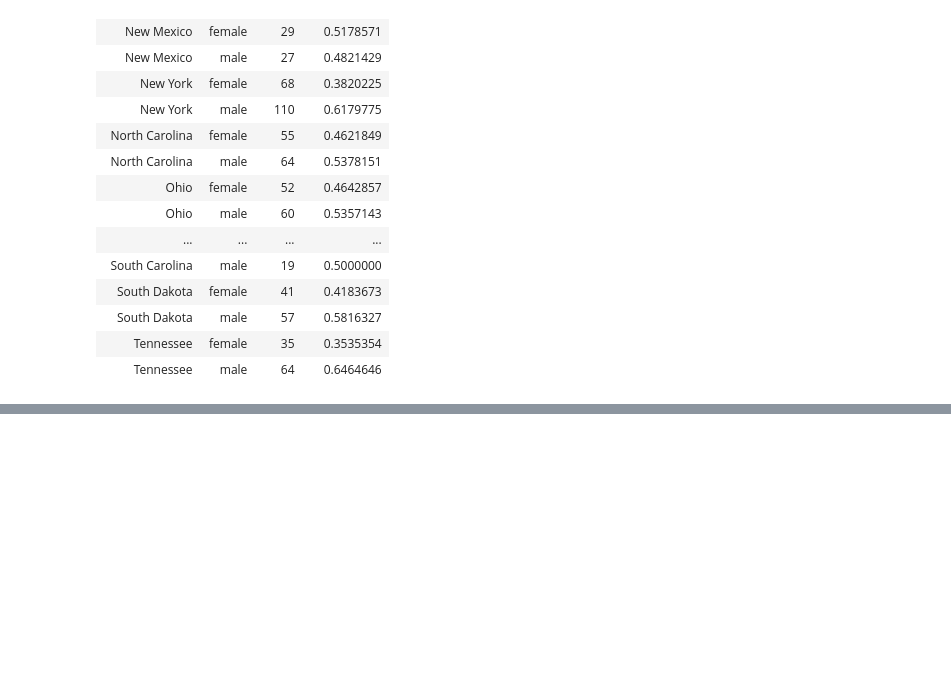
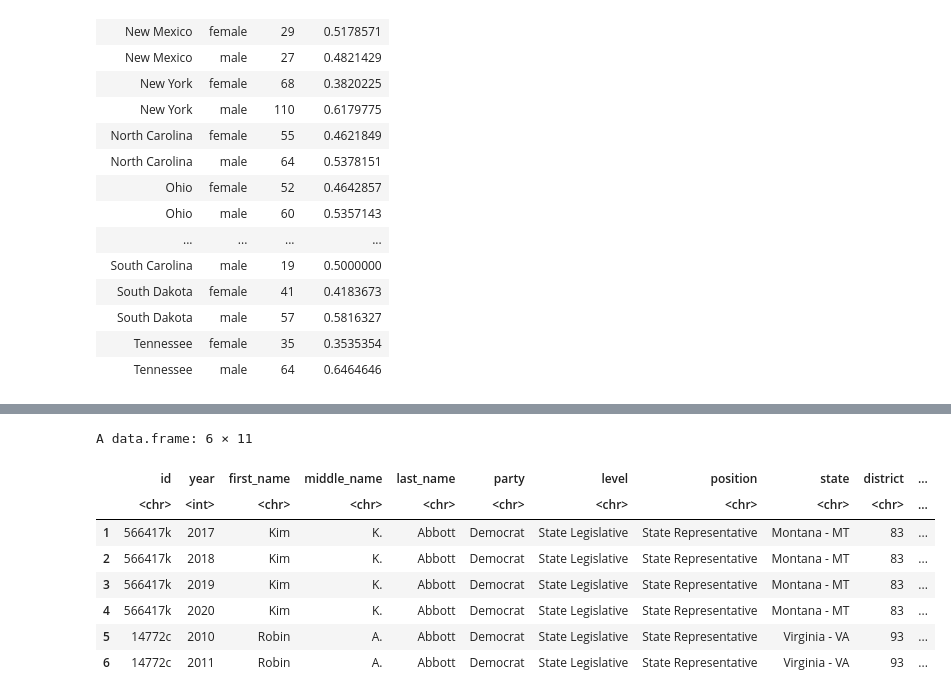
Before and after one commit to michael-bonitati-1117/final_project, a Jupyter notebook: George_Analysis-Copy.ipynb, the cells around one changed output, grey strips where cells are left out. Saved outputs shown, nothing was run; the diff lists cells and outputs as text; code cells hidden in the pictures; blank space fills up the shorter version.

```diff
--- a/George_Analysis-Copy.ipynb
+++ b/George_Analysis-Copy.ipynb
@@ -446,0 +481,13 @@ A grouped_df: 24 × 4
+# %%
+womenwinning_df <- read.csv("officeholders_race_ethnicity.csv")
+head(womenwinning_df)
+# %% [output]
+A data.frame: 6 × 11
+|  | id | year | first_name | middle_name | last_name | party | level | position | state | district | ... |
+|  | <chr> | <int> | <chr> | <chr> | <chr> | <chr> | <chr> | <chr> | <chr> | <chr> | ... |
+| 1 | 566417k | 2017 | Kim | K. | Abbott | Democrat | State Legislative | State Representative | Montana - MT | 83 | ... |
+| 2 | 566417k | 2018 | Kim | K. | Abbott | Democrat | State Legislative | State Representative | Montana - MT | 83 | ... |
+| 3 | 566417k | 2019 | Kim | K. | Abbott | Democrat | State Legislative | State Representative | Montana - MT | 83 | ... |
+| 4 | 566417k | 2020 | Kim | K. | Abbott | Democrat | State Legislative | State Representative | Montana - MT | 83 | ... |
+| 5 | 14772c | 2010 | Robin | A. | Abbott | Democrat | State Legislative | State Representative | Virginia - VA | 93 | ... |
+| 6 | 14772c | 2011 | Robin | A. | Abbott | Democrat | State Legislative | State Representative | Virginia - VA | 93 | ... |
```
Also changed, not shown: parts of 15 cells of this notebook.
